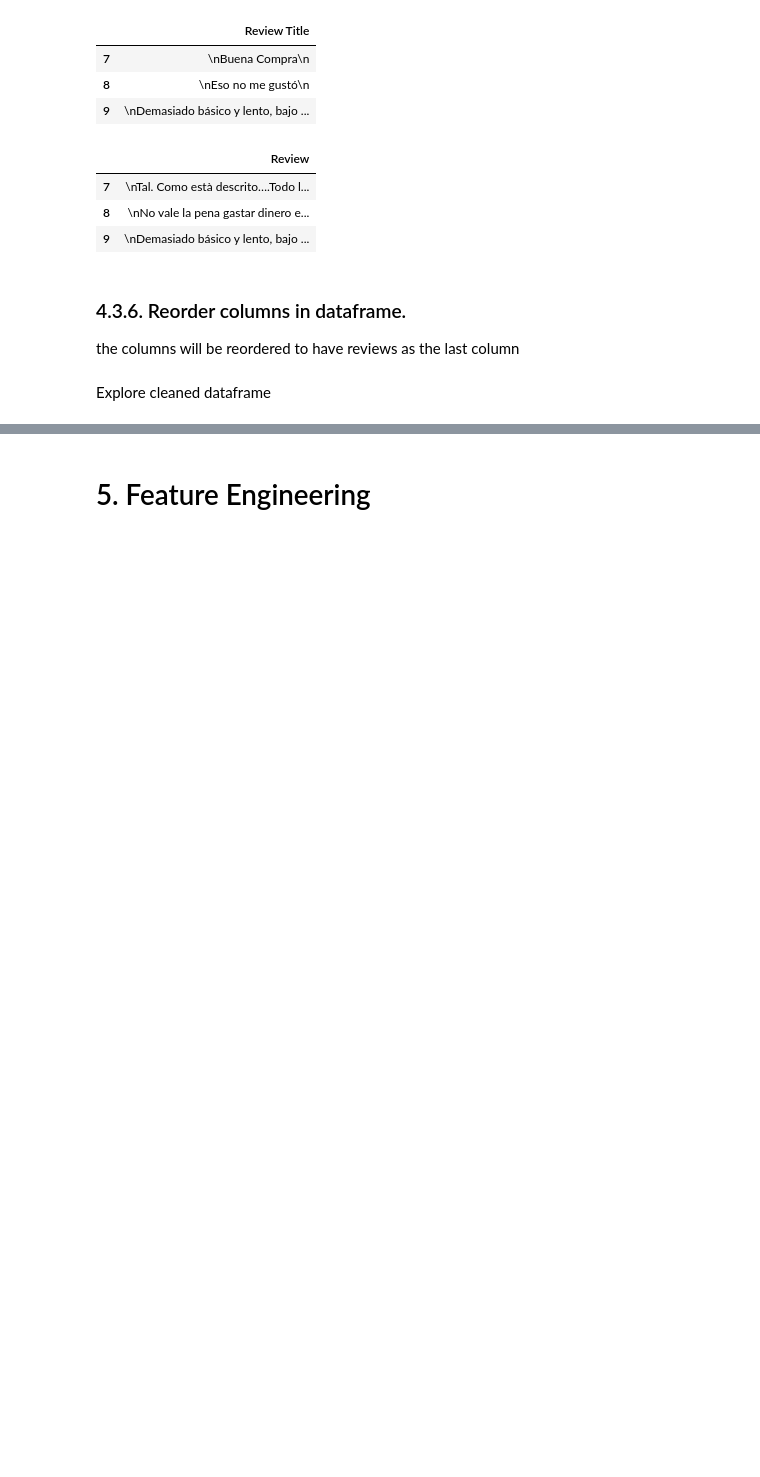
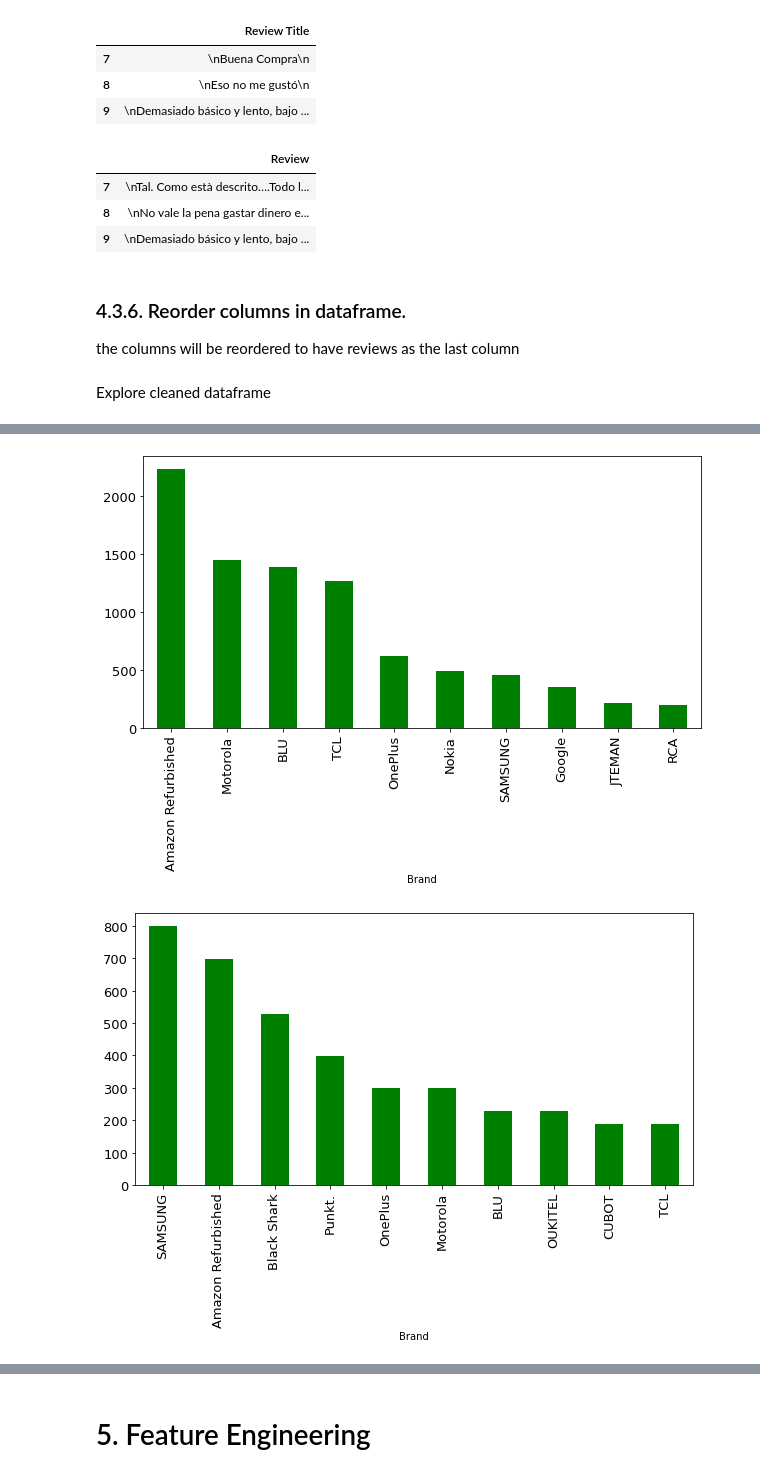
Before and after one commit to Mercy-Njambi/Mobile-Phone-Sentiment-Analysis, a Jupyter notebook: Mobile_Phone_Sentiment_Analysis.ipynb, the cells around one changed output, grey strips where cells are left out. Drawn from its saved outputs; the diff is of its cells as text; code cells hidden in the pictures; blank space fills up the shorter version.

```diff
--- a/Mobile_Phone_Sentiment_Analysis.ipynb
+++ b/Mobile_Phone_Sentiment_Analysis.ipynb
@@ -339,0 +402,10 @@ df.shape
+# %%
+brand_reviews = df.groupby('Brand')['Review'].count().sort_values(ascending = False).head(10)
+brand_prices = df.groupby('Brand')['Price'].max().sort_values(ascending = False).head(10)
+# %%
+plot_bargraph(brand_reviews)
+
+plot_bargraph(brand_prices)
+# %% [output]
+[figure, added]
+[figure, added]
```
Also changed, not shown: parts of 21 cells of this notebook.
